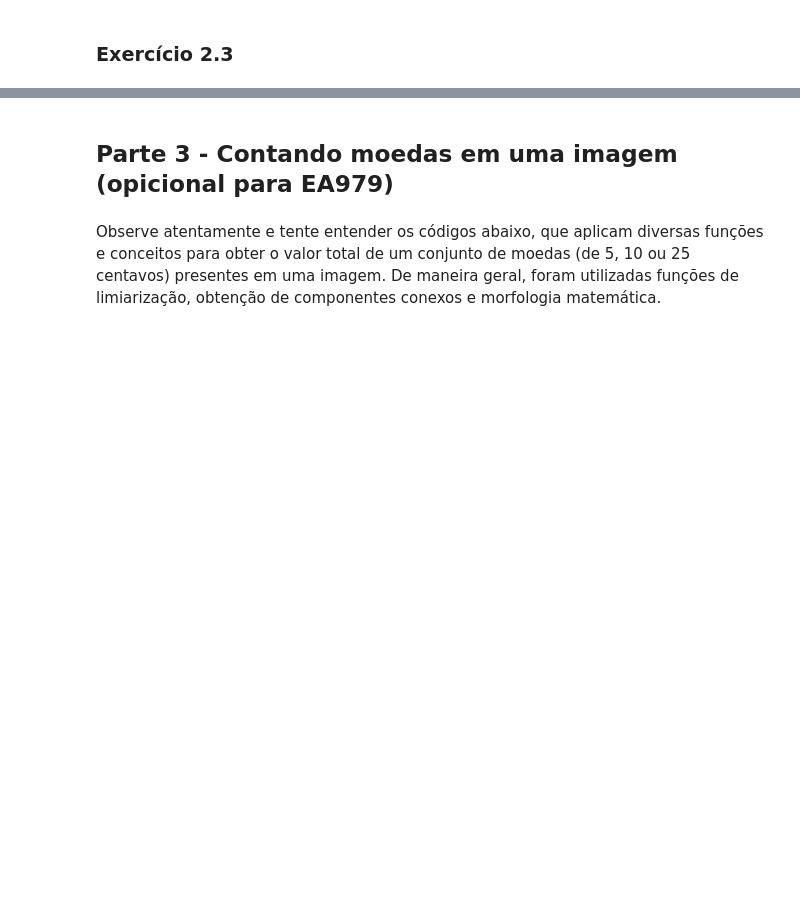
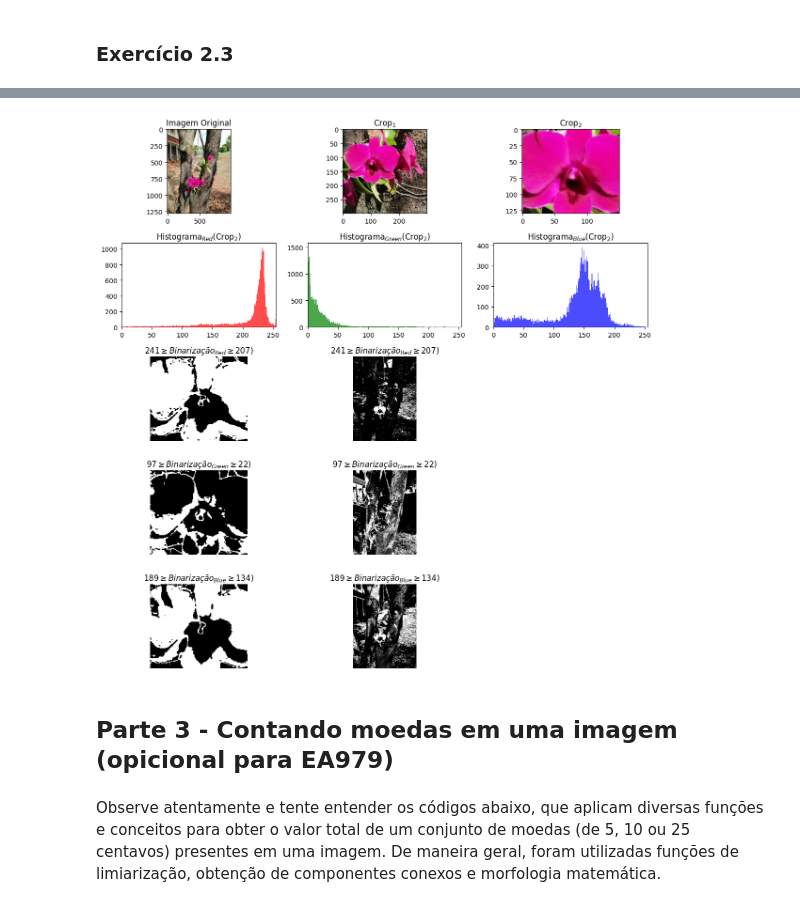
Before and after one commit to UNICAMP-EA979/2026s1-pi03-transforma-ointensidade-BrendonPeres, a Jupyter notebook: Atividade.ipynb, the cells around one changed output, grey strips where cells are left out. Saved outputs shown, nothing was run; the diff lists cells and outputs as text; code cells hidden in the pictures; blank space fills up the shorter version.

```diff
--- a/Atividade.ipynb
+++ b/Atividade.ipynb
@@ -255,0 +280,98 @@ Dica: exemplos disponíveis em [Applying point transforms e Processing individua
+# %%
+fig, axes = plt.subplots(5, 3, figsize=(12, 12))
+
+caminho_img = './orquideafeec-calua.jpg'
+
+axes[0,0].imshow(mpimg.imread(caminho_img))
+axes[0,0].set_title('Imagem Original')
+
+f1 = Image.open(caminho_img).crop((300, 700, 600, 1000))
+axes[0,1].imshow(f1)
+axes[0,1].set_title(r'Crop$_1$')
+
+f2 = f1.crop((25, 50, 175, 180))
+axes[0,2].imshow(f2)
+axes[0,2].set_title(r'Crop$_2$')
+
+f_np = np.array(f2)
+
+axes[1,0].hist(f_np[:,:,0].ravel(), bins=256, range=(0, 255), color='red', alpha=0.7)
+axes[1,0].set_title(r'Histograma$_{Red}$(Crop$_2$)')
+axes[1,0].set_xlim(0, 255)
+
+axes[1,1].hist(f_np[:,:,1].ravel(), bins=256, range=(0, 255), color='green', alpha=0.7)
+axes[1,1].set_title(r'Histograma$_{Green}$(Crop$_2$)')
+axes[1,1].set_xlim(0, 255)
+
+axes[1,2].hist(f_np[:,:,2].ravel(), bins=256, range=(0, 255), color='blue', alpha=0.7)
+axes[1,2].set_title(r'Histograma$_{Blue}$(Crop$_2$)')
+axes[1,2].set_xlim(0, 255)
+
+
+print(f"Média do canal R: {np.mean(f_np[:,:,0])}")
+print(f"25º Percentil do canal R: {np.percentile(f_np[:,:,0], 25)}")
+print(f"50º Percentil do canal R: {np.median(f_np[:,:,0])}")
+print(f"75º Percentil do canal R: {np.percentile(f_np[:,:,0], 75)}")
+print(f"95º Percentil do canal R: {np.percentile(f_np[:,:,0], 95)}") # Mantido 90 como no seu código original
+
+print(f"\nMédia do canal G: {np.mean(f_np[:,:,1])}")
+print(f"25º Percentil do canal G: {np.percentile(f_np[:,:,1], 25)}")
+print(f"50º Percentil do canal G: {np.median(f_np[:,:,1])}")
+print(f"75º Percentil do canal G: {np.percentile(f_np[:,:,1], 75)}")
+print(f"95º Percentil do canal G: {np.percentile(f_np[:,:,1], 95)}")
+
+print(f"\nMédia do canal B: {np.mean(f_np[:,:,2])}")
+print(f"25º Percentil do canal B: {np.percentile(f_np[:,:,2], 25)}")
+print(f"50º Percentil do canal B: {np.median(f_np[:,:,2])}")
+print(f"75º Percentil do canal B: {np.percentile(f_np[:,:,2], 75)}")
+print(f"95º Percentil do canal B: {np.percentile(f_np[:,:,2], 95)}")
+
+
+
+threshold_red_min = 207
+threshold_red_max = 241
+threshold_green_min = 22
+threshold_green_max = 97
+threshold_blue_min = 134
+threshold_blue_max = 189
+
+condicao = (f_np[:,:,0] >= threshold_red_min) & (f_np[:,:,0] <= threshold_red_max)
+axes[2,0].imshow(np.where(condicao, 1, 0), cmap='gray')
+axes[2,0].set_title(fr'${threshold_red_max} \geq Binarização_{{Red}} \geq {threshold_red_min})$')
+axes[2,0].axis('off')
+
+condicao = (f_np[:,:,1] >= threshold_green_min) & (f_np[:,:,1] <= threshold_green_max)
+axes[3,0].imshow(np.where(condicao, 1, 0), cmap='gray')
+axes[3,0].set_title(fr'${threshold_green_max} \geq Binarização_{{Green}} \geq {threshold_green_min})$')
+axes[3,0].axis('off')
+
+
+condicao = (f_np[:,:,2] >= threshold_blue_min) & (f_np[:,:,2] <= threshold_blue_max)
+axes[4,0].imshow(np.where(condicao, 1, 0), cmap='gray')
+axes[4,0].set_title(fr'${threshold_blue_max} \geq Binarização_{{Blue}} \geq {threshold_blue_min})$')
+axes[4,0].axis('off')
+
+f_np_orig = np.array(mpimg.imread(caminho_img))
+
+condicao = (f_np_orig[:,:,0] >= threshold_red_min) & (f_np_orig[:,:,0] <= threshold_red_max)
+axes[2,1].imshow(np.where(condicao, 1, 0), cmap='gray')
+axes[2,1].set_title(fr'${threshold_red_max} \geq Binarização_{{Red}} \geq {threshold_red_min})$')
+axes[2,1].axis('off')
+
+condicao = (f_np_orig[:,:,1] >= threshold_green_min) & (f_np_orig[:,:,1] <= threshold_green_max)
+axes[3,1].imshow(np.where(condicao, 1, 0), cmap='gray')
+axes[3,1].set_title(fr'${threshold_green_max} \geq Binarização_{{Green}} \geq {threshold_green_min})$')
+axes[3,1].axis('off')
+
+condicao = (f_np_orig[:,:,2] >= threshold_blue_min) & (f_np_orig[:,:,2] <= threshold_blue_max)
+axes[4,1].imshow(np.where(condicao, 1, 0), cmap='gray')
+axes[4,1].set_title(fr'${threshold_blue_max} \geq Binarização_{{Blue}} \geq {threshold_blue_min})$')
+axes[4,1].axis('off')
+
+axes[2,2].axis('off')
+axes[3,2].axis('off')
+axes[4,2].axis('off')
+
+plt.tight_layout()
+plt.show()
+# %% [output]
@@ -256,3 +395,4 @@ Dica: exemplos disponíveis em [Applying point transforms e Processing individua
+[figure, added]
 # %% [markdown]
 ## Parte 3 - Contando moedas em uma imagem (opicional para EA979)
 # %%
```
Also changed, not shown: parts of 15 cells of this notebook.
